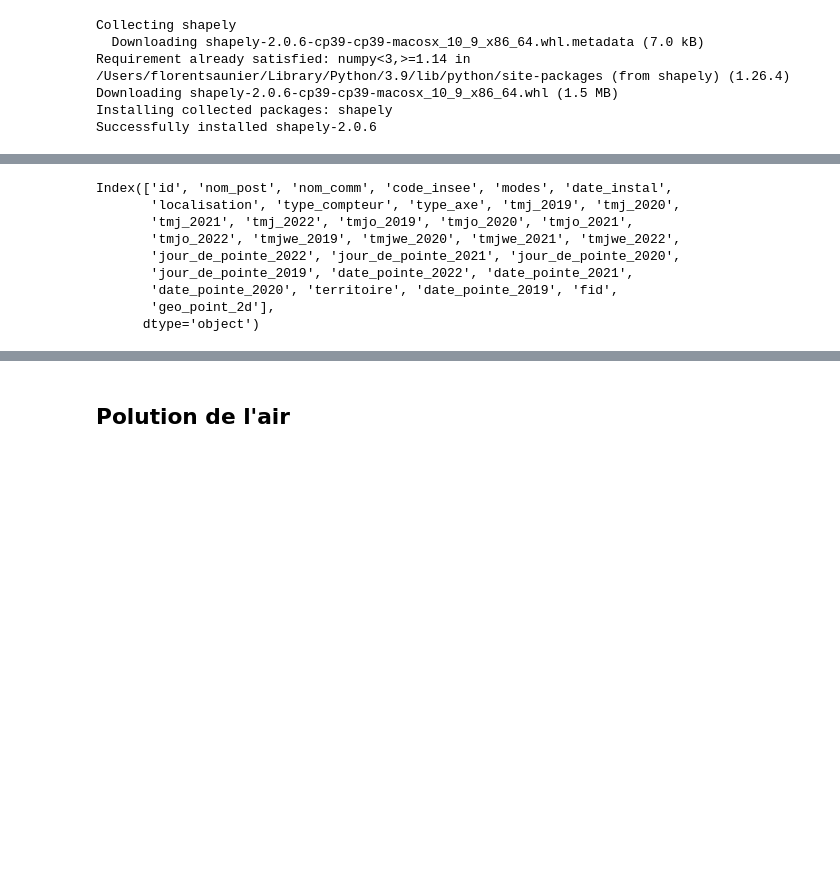
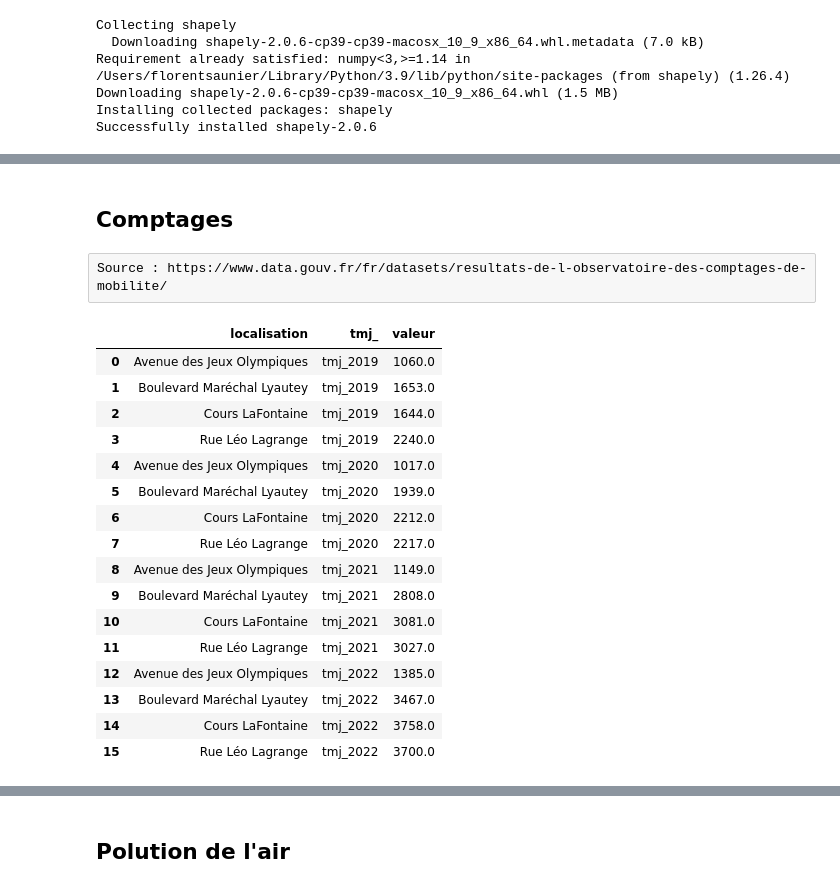
Before and after one commit to Flotauv/Projet_Data_Innovant-, a Jupyter notebook: Laboratory_notebook.ipynb, the cells around one changed output, grey strips where cells are left out. Cells and saved outputs as stored; diff of their text form; code cells hidden in the pictures; blank space fills up the shorter version.

```diff
--- a/Laboratory_notebook.ipynb
+++ b/Laboratory_notebook.ipynb
@@ -46,12 +25,43 @@ df
-# %%
-df.columns
-# %% [output]
-Index(['id', 'nom_post', 'nom_comm', 'code_insee', 'modes', 'date_instal',
-       'localisation', 'type_compteur', 'type_axe', 'tmj_2019', 'tmj_2020',
-       'tmj_2021', 'tmj_2022', 'tmjo_2019', 'tmjo_2020', 'tmjo_2021',
-       'tmjo_2022', 'tmjwe_2019', 'tmjwe_2020', 'tmjwe_2021', 'tmjwe_2022',
-       'jour_de_pointe_2022', 'jour_de_pointe_2021', 'jour_de_pointe_2020',
-       'jour_de_pointe_2019', 'date_pointe_2022', 'date_pointe_2021',
-       'date_pointe_2020', 'territoire', 'date_pointe_2019', 'fid',
-       'geo_point_2d'],
-      dtype='object')
+# %% [markdown]
+## Comptages
+# %% [raw]
+Source : https://www.data.gouv.fr/fr/datasets/resultats-de-l-observatoire-des-comptages-de-mobilite/
+# %%
+df = pd.read_csv('BaseDeDonnées/Comptage_mode_deplacement/comptages_velos_permanents.csv',sep=None,engine='python')
+df = df[df['nom_comm']=='Grenoble']
+df= df.dropna()
+# %%
+def fct_comptage_velos_permanents(file):
+    df = pd.read_csv(file,sep=None,engine='python')
+    df=df[df['nom_comm']=='Grenoble']
+    df=df.dropna()
+    colonnes = df.columns[df.columns.str.startswith('tmj')]
+    colonnes = colonnes.tolist()
+    colonnes.append('id')
+    colonnes.append('localisation')
+    df= df[colonnes]
+    #df = pd.concat([df_concat_1,df_concat_2],ignore_index=False)
+    colonnes = df.columns[df.columns.str.startswith('tmj_')]
+    df = df.groupby('localisation')[colonnes].mean().reset_index()
+    df = df.melt(id_vars='localisation',value_name='valeur',var_name='tmj')
+    return df
+# %%
+fct_comptage_velos_permanents('BaseDeDonnées/Comptage_mode_deplacement/comptages_velos_permanents.csv')
+# %% [output]
+|  | localisation | tmj_ | valeur |
+| 0 | Avenue des Jeux Olympiques | tmj_2019 | 1060.0 |
+| 1 | Boulevard Maréchal Lyautey | tmj_2019 | 1653.0 |
+| 2 | Cours LaFontaine | tmj_2019 | 1644.0 |
+| 3 | Rue Léo Lagrange | tmj_2019 | 2240.0 |
+| 4 | Avenue des Jeux Olympiques | tmj_2020 | 1017.0 |
+| 5 | Boulevard Maréchal Lyautey | tmj_2020 | 1939.0 |
+| 6 | Cours LaFontaine | tmj_2020 | 2212.0 |
+| 7 | Rue Léo Lagrange | tmj_2020 | 2217.0 |
+| 8 | Avenue des Jeux Olympiques | tmj_2021 | 1149.0 |
+| 9 | Boulevard Maréchal Lyautey | tmj_2021 | 2808.0 |
+| 10 | Cours LaFontaine | tmj_2021 | 3081.0 |
+| 11 | Rue Léo Lagrange | tmj_2021 | 3027.0 |
+| 12 | Avenue des Jeux Olympiques | tmj_2022 | 1385.0 |
+| 13 | Boulevard Maréchal Lyautey | tmj_2022 | 3467.0 |
+| 14 | Cours LaFontaine | tmj_2022 | 3758.0 |
+| 15 | Rue Léo Lagrange | tmj_2022 | 3700.0 |
```
Also changed, not shown: parts of 29 cells of this notebook, 2 other files.
